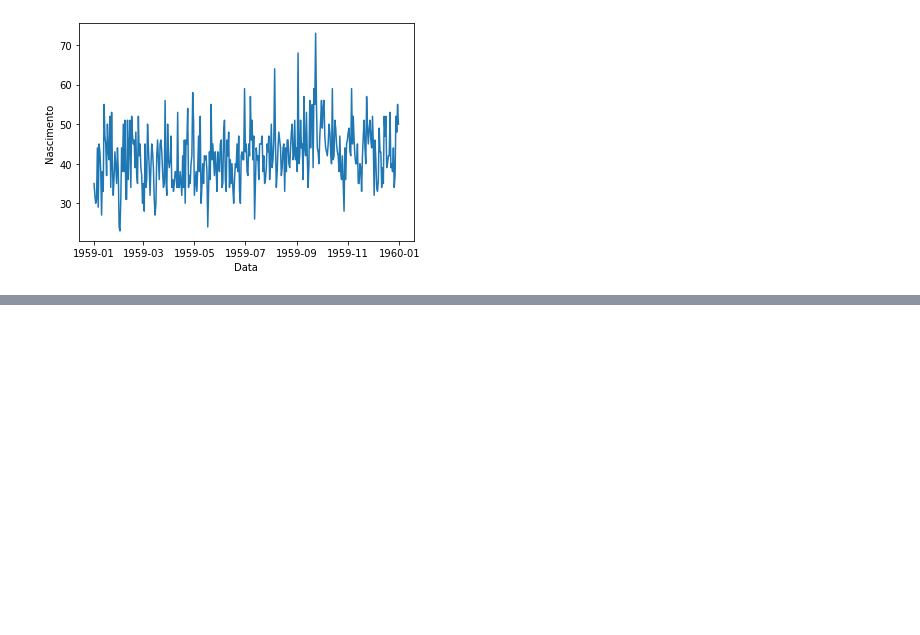
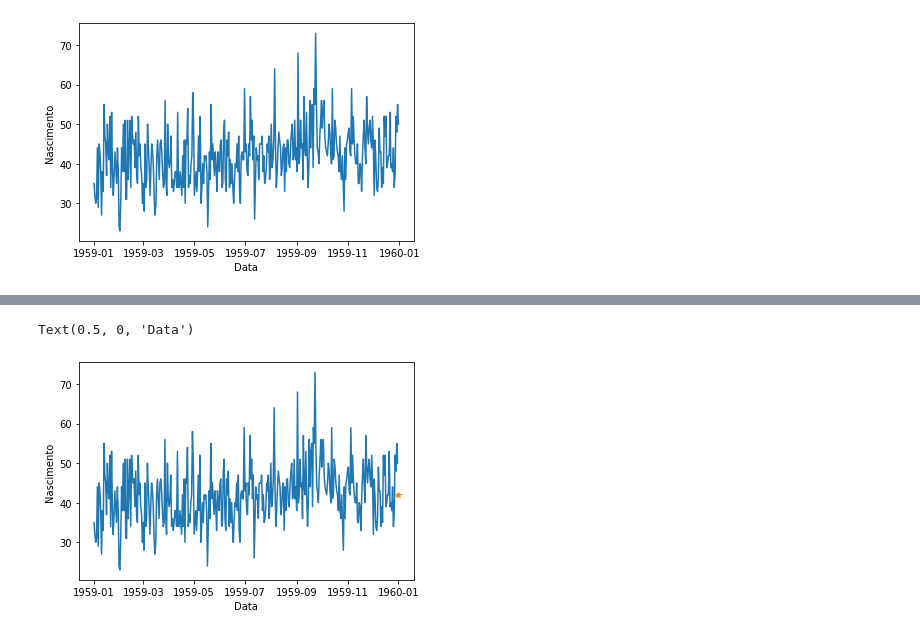
Before and after one commit to dieinimymaganha/time_series, a Jupyter notebook: Time Series Forecast.ipynb, the cells around one changed output, grey strips where cells are left out. Cells and saved outputs as stored; diff of their text form; code cells hidden in the pictures; blank space fills up the shorter version.

```diff
--- a/Time Series Forecast.ipynb
+++ b/Time Series Forecast.ipynb
@@ -52,0 +86,11 @@ Text(0.5, 0, 'Data')
+# %%
+media_nasc = np.mean(nasc.n_nasc)
+dt_nasc = nasc.data[1] - nasc.data[0]
+# %%
+plt.plot(nasc.data, nasc.n_nasc)
+plt.plot(nasc.iloc[-1,0] + dt_nasc, media_nasc,'*')
+plt.ylabel('Nascimento')
+plt.xlabel('Data')
+# %% [output]
+Text(0.5, 0, 'Data')
+[figure, added]
```
Also changed, not shown: parts of 10 cells of this notebook.
